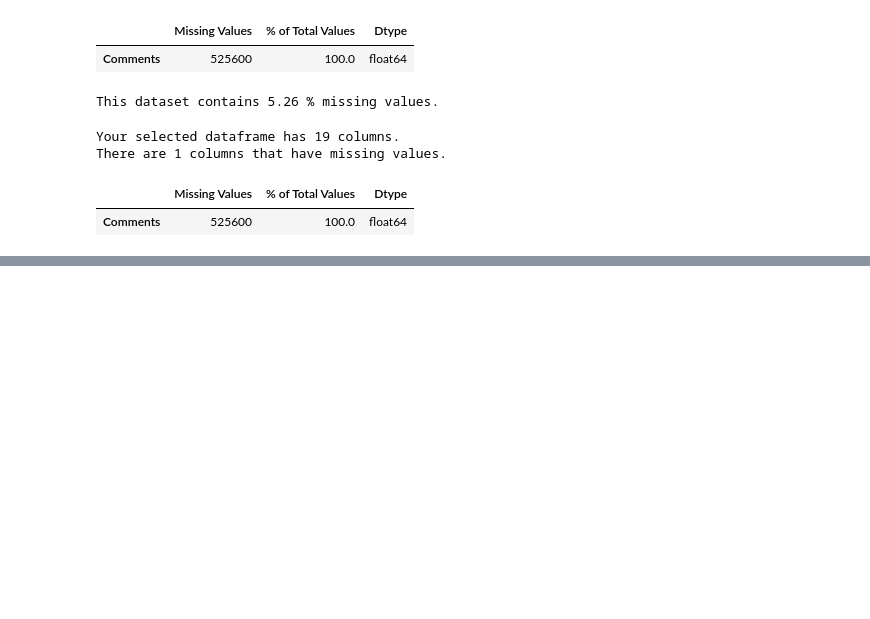
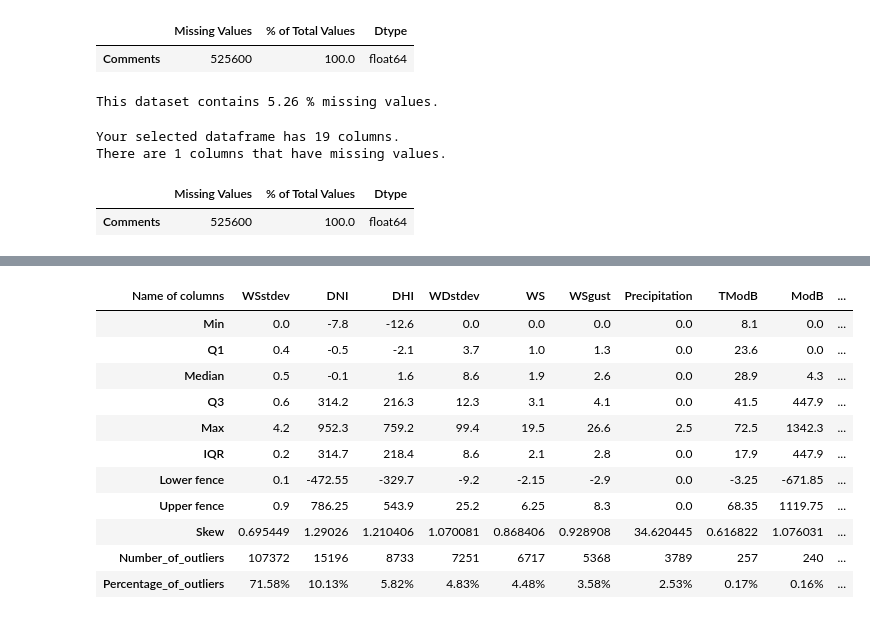
Before and after one commit to nadnes/week0challenge-repo, a Jupyter notebook: notebooks/EDA.ipynb, the cells around one changed output, grey strips where cells are left out. Saved outputs shown, nothing was run; the diff lists cells and outputs as text; code cells hidden in the pictures; blank space fills up the shorter version.

```diff
--- a/notebooks/EDA.ipynb
+++ b/notebooks/EDA.ipynb
@@ -199,0 +226,16 @@ There are 1 columns that have missing values.
+# %%
+Result = outlier.getOverview(columns)
+Result
+# %% [output]
+| Name of columns | WSstdev | DNI | DHI | WDstdev | WS | WSgust | Precipitation | TModB | ModB | ... |
+| Min | 0.0 | -7.8 | -12.6 | 0.0 | 0.0 | 0.0 | 0.0 | 8.1 | 0.0 | ... |
+| Q1 | 0.4 | -0.5 | -2.1 | 3.7 | 1.0 | 1.3 | 0.0 | 23.6 | 0.0 | ... |
+| Median | 0.5 | -0.1 | 1.6 | 8.6 | 1.9 | 2.6 | 0.0 | 28.9 | 4.3 | ... |
+| Q3 | 0.6 | 314.2 | 216.3 | 12.3 | 3.1 | 4.1 | 0.0 | 41.5 | 447.9 | ... |
+| Max | 4.2 | 952.3 | 759.2 | 99.4 | 19.5 | 26.6 | 2.5 | 72.5 | 1342.3 | ... |
+| IQR | 0.2 | 314.7 | 218.4 | 8.6 | 2.1 | 2.8 | 0.0 | 17.9 | 447.9 | ... |
+| Lower fence | 0.1 | -472.55 | -329.7 | -9.2 | -2.15 | -2.9 | 0.0 | -3.25 | -671.85 | ... |
+| Upper fence | 0.9 | 786.25 | 543.9 | 25.2 | 6.25 | 8.3 | 0.0 | 68.35 | 1119.75 | ... |
+| Skew | 0.695449 | 1.29026 | 1.210406 | 1.070081 | 0.868406 | 0.928908 | 34.620445 | 0.616822 | 1.076031 | ... |
+| Number_of_outliers | 107372 | 15196 | 8733 | 7251 | 6717 | 5368 | 3789 | 257 | 240 | ... |
+| Percentage_of_outliers | 71.58% | 10.13% | 5.82% | 4.83% | 4.48% | 3.58% | 2.53% | 0.17% | 0.16% | ... |
```
Also changed, not shown: parts of 7 cells of this notebook.
